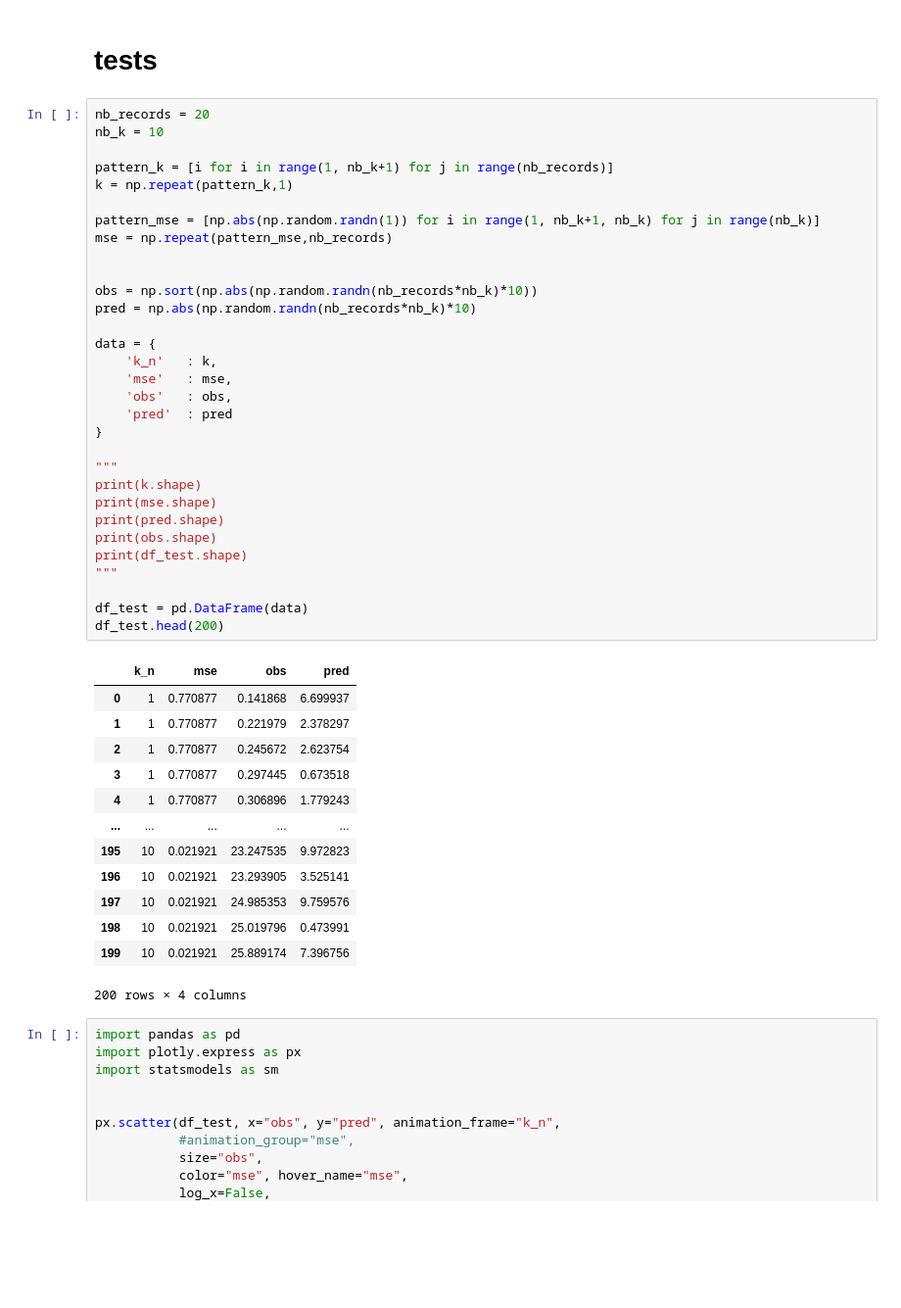
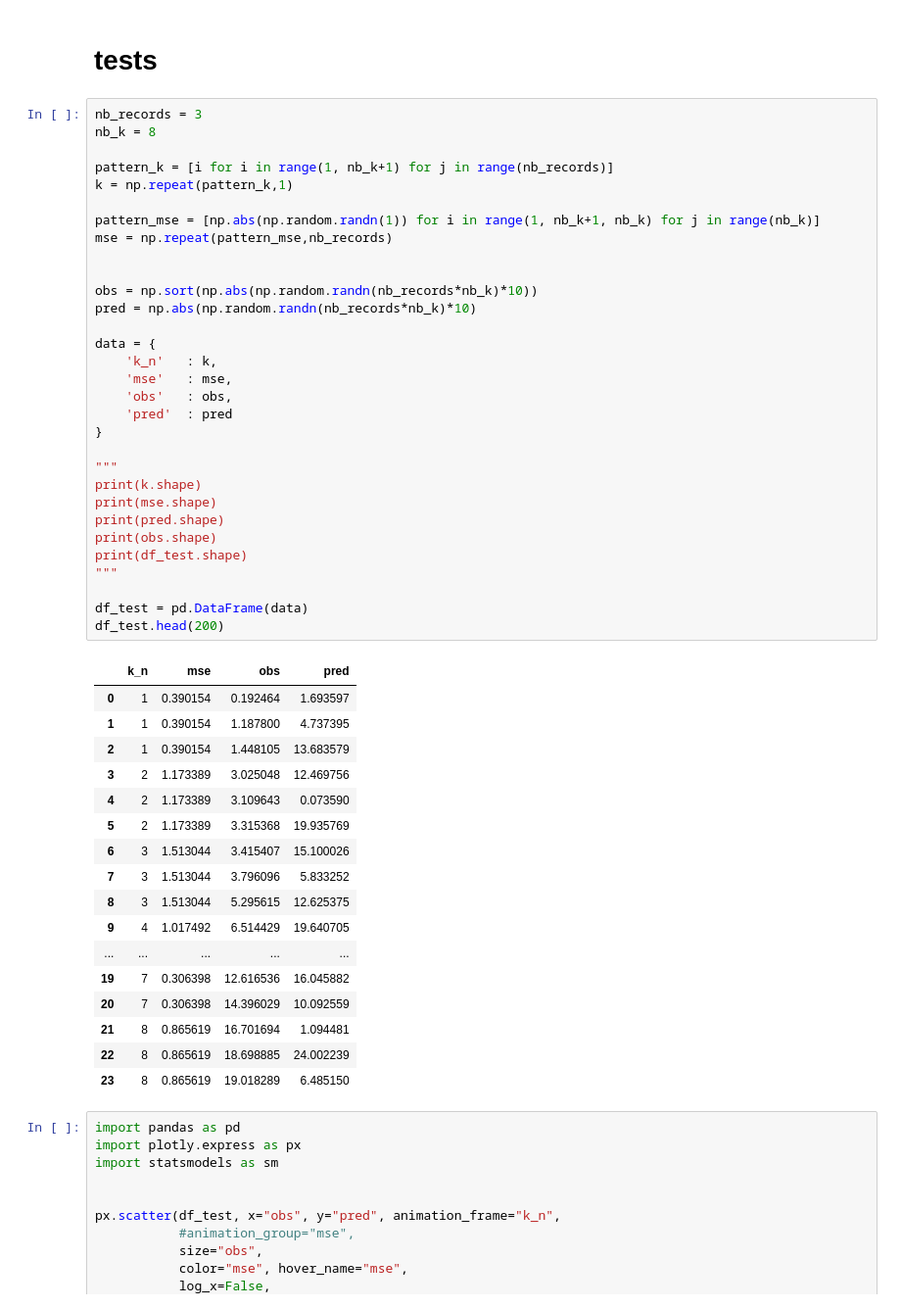
Before and after one commit to Aubert-Antoine/EL_3019-Data_Sciences, a Jupyter notebook: TP2 KNN/plot.ipynb, the cells around one changed output. Shown at 98% size. Saved outputs shown, nothing was run; the diff lists cells and outputs as text; blank space fills up the shorter version.

```diff
--- a/TP2 KNN/plot.ipynb
+++ b/TP2 KNN/plot.ipynb
@@ -183,50 +249,54 @@ px.scatter(df, x="gdpPercap", y="lifeExp", animation_frame="year",
 
 # tests
 # %%
-nb_records = 20
-nb_k = 10
+nb_records = 3
+nb_k = 8
 
 pattern_k = [i for i in range(1, nb_k+1) for j in range(nb_records)]
 k = np.repeat(pattern_k,1)
 
 pattern_mse = [np.abs(np.random.randn(1)) for i in range(1, nb_k+1, nb_k) for j in range(nb_k)]
 mse = np.repeat(pattern_mse,nb_records)
 
 
 obs = np.sort(np.abs(np.random.randn(nb_records*nb_k)*10))
 pred = np.abs(np.random.randn(nb_records*nb_k)*10)
 
 data = {
 	'k_n'	: k,
 	'mse'	: mse,
 	'obs'	: obs,
 	'pred'	: pred
 }
 
 """
 print(k.shape)
 print(mse.shape)
 print(pred.shape)
 print(obs.shape)
 print(df_test.shape)
 """
 
 df_test = pd.DataFrame(data)
 df_test.head(200)
 # %% [output]
 |  | k_n | mse | obs | pred |
-| 0 | 1 | 0.770877 | 0.141868 | 6.699937 |
-| 1 | 1 | 0.770877 | 0.221979 | 2.378297 |
-| 2 | 1 | 0.770877 | 0.245672 | 2.623754 |
-| 3 | 1 | 0.770877 | 0.297445 | 0.673518 |
-| 4 | 1 | 0.770877 | 0.306896 | 1.779243 |
+| 0 | 1 | 0.390154 | 0.192464 | 1.693597 |
+| 1 | 1 | 0.390154 | 1.187800 | 4.737395 |
+| 2 | 1 | 0.390154 | 1.448105 | 13.683579 |
+| 3 | 2 | 1.173389 | 3.025048 | 12.469756 |
+| 4 | 2 | 1.173389 | 3.109643 | 0.073590 |
+| 5 | 2 | 1.173389 | 3.315368 | 19.935769 |
+| 6 | 3 | 1.513044 | 3.415407 | 15.100026 |
+| 7 | 3 | 1.513044 | 3.796096 | 5.833252 |
+| 8 | 3 | 1.513044 | 5.295615 | 12.625375 |
+| 9 | 4 | 1.017492 | 6.514429 | 19.640705 |
 | ... | ... | ... | ... | ... |
-| 195 | 10 | 0.021921 | 23.247535 | 9.972823 |
-| 196 | 10 | 0.021921 | 23.293905 | 3.525141 |
-| 197 | 10 | 0.021921 | 24.985353 | 9.759576 |
-| 198 | 10 | 0.021921 | 25.019796 | 0.473991 |
-| 199 | 10 | 0.021921 | 25.889174 | 7.396756 |
+| 19 | 7 | 0.306398 | 12.616536 | 16.045882 |
+| 20 | 7 | 0.306398 | 14.396029 | 10.092559 |
+| 21 | 8 | 0.865619 | 16.701694 | 1.094481 |
+| 22 | 8 | 0.865619 | 18.698885 | 24.002239 |
+| 23 | 8 | 0.865619 | 19.018289 | 6.485150 |
-200 rows × 4 columns
 # %%
 import pandas as pd
 import plotly.express as px
```
Also changed, not shown: parts of 9 cells of this notebook.
